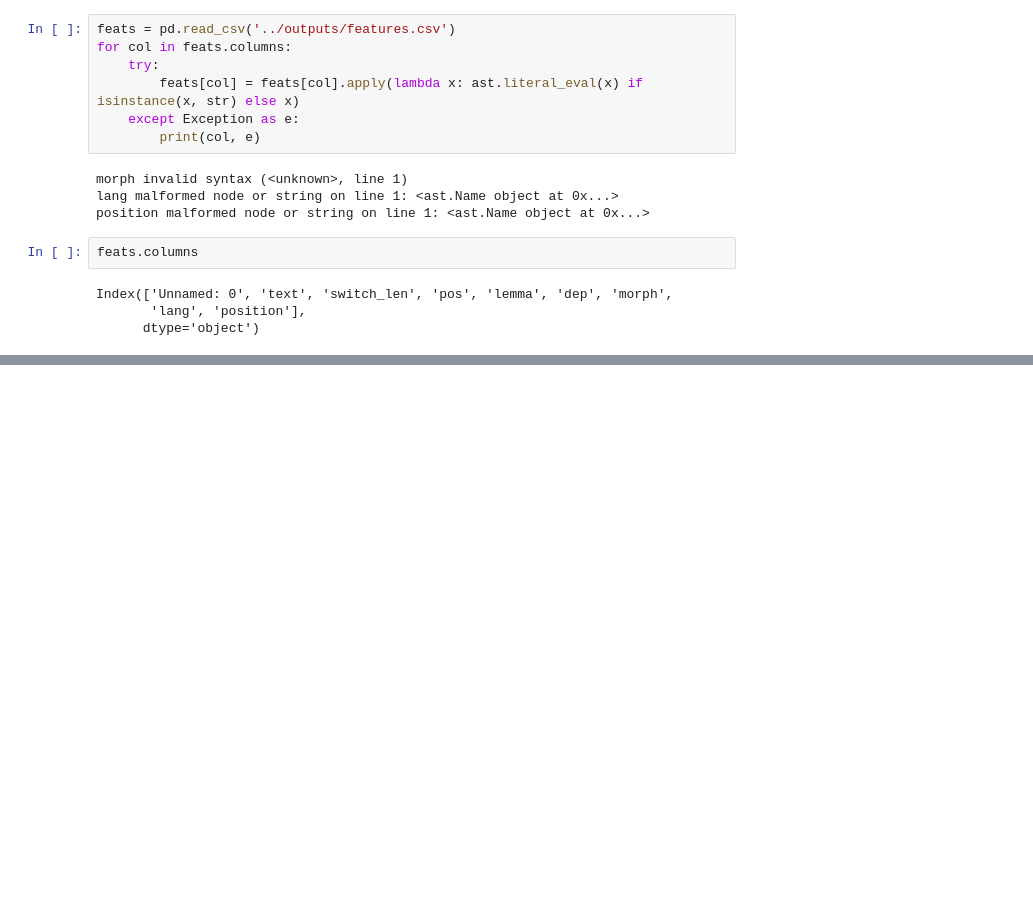
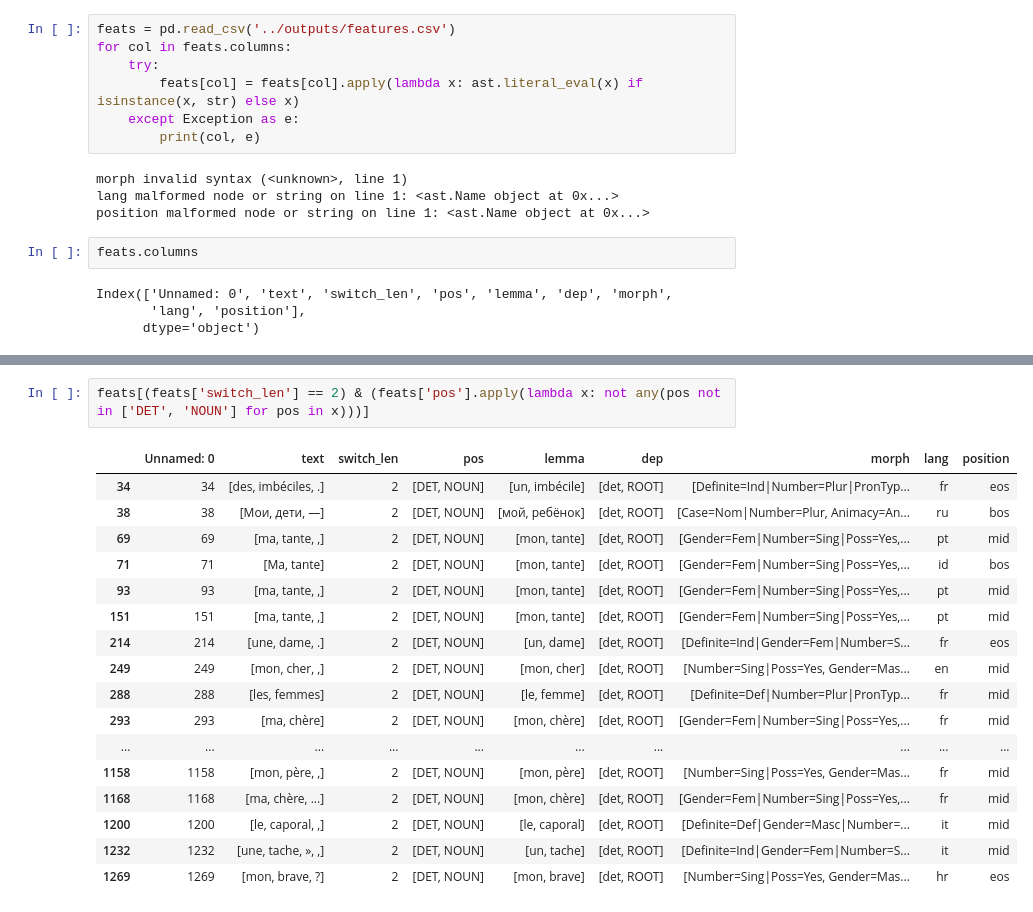
Before and after one commit to LydiaKoerber/cs-vojna-i-mir, a Jupyter notebook: scripts/analysis.ipynb, the cells around one changed output, grey strips where cells are left out. Drawn from its saved outputs; the diff is of its cells as text; blank space fills up the shorter version.

```diff
--- a/scripts/analysis.ipynb
+++ b/scripts/analysis.ipynb
@@ -166,3 +273,23 @@ Name: count, dtype: int64
+# %%
+feats[(feats['switch_len'] == 2) & (feats['pos'].apply(lambda x: not any(pos not in ['DET', 'NOUN'] for pos in x)))]
+# %% [output]
+|  | Unnamed: 0 | text | switch_len | pos | lemma | dep | morph | lang | position |
+| 34 | 34 | [des, imbéciles, .] | 2 | [DET, NOUN] | [un, imbécile] | [det, ROOT] | [Definite=Ind|Number=Plur|PronTyp... | fr | eos |
+| 38 | 38 | [Мои, дети, —] | 2 | [DET, NOUN] | [мой, ребёнок] | [det, ROOT] | [Case=Nom|Number=Plur, Animacy=An... | ru | bos |
+| 69 | 69 | [ma, tante, ,] | 2 | [DET, NOUN] | [mon, tante] | [det, ROOT] | [Gender=Fem|Number=Sing|Poss=Yes,... | pt | mid |
+| 71 | 71 | [Ma, tante] | 2 | [DET, NOUN] | [mon, tante] | [det, ROOT] | [Gender=Fem|Number=Sing|Poss=Yes,... | id | bos |
+| 93 | 93 | [ma, tante, ,] | 2 | [DET, NOUN] | [mon, tante] | [det, ROOT] | [Gender=Fem|Number=Sing|Poss=Yes,... | pt | mid |
+| 151 | 151 | [ma, tante, ,] | 2 | [DET, NOUN] | [mon, tante] | [det, ROOT] | [Gender=Fem|Number=Sing|Poss=Yes,... | pt | mid |
+| 214 | 214 | [une, dame, .] | 2 | [DET, NOUN] | [un, dame] | [det, ROOT] | [Definite=Ind|Gender=Fem|Number=S... | fr | eos |
+| 249 | 249 | [mon, cher, ,] | 2 | [DET, NOUN] | [mon, cher] | [det, ROOT] | [Number=Sing|Poss=Yes, Gender=Mas... | en | mid |
+| 288 | 288 | [les, femmes] | 2 | [DET, NOUN] | [le, femme] | [det, ROOT] | [Definite=Def|Number=Plur|PronTyp... | fr | mid |
+| 293 | 293 | [ma, chère] | 2 | [DET, NOUN] | [mon, chère] | [det, ROOT] | [Gender=Fem|Number=Sing|Poss=Yes,... | fr | mid |
+| ... | ... | ... | ... | ... | ... | ... | ... | ... | ... |
+| 1158 | 1158 | [mon, père, ,] | 2 | [DET, NOUN] | [mon, père] | [det, ROOT] | [Number=Sing|Poss=Yes, Gender=Mas... | fr | mid |
+| 1168 | 1168 | [ma, chère, ...] | 2 | [DET, NOUN] | [mon, chère] | [det, ROOT] | [Gender=Fem|Number=Sing|Poss=Yes,... | fr | mid |
+| 1200 | 1200 | [le, caporal, ,] | 2 | [DET, NOUN] | [le, caporal] | [det, ROOT] | [Definite=Def|Gender=Masc|Number=... | it | mid |
+| 1232 | 1232 | [une, tache, », ,] | 2 | [DET, NOUN] | [un, tache] | [det, ROOT] | [Definite=Ind|Gender=Fem|Number=S... | it | mid |
+| 1269 | 1269 | [mon, brave, ?] | 2 | [DET, NOUN] | [mon, brave] | [det, ROOT] | [Number=Sing|Poss=Yes, Gender=Mas... | hr | eos |
 # %%
 feats[(feats['switch_len'] == 2) & (feats['lang'] == 'ru')]['pos'].value_counts()
 # %% [output]
```
Also changed, not shown: parts of 22 cells of this notebook, 3 other files.
